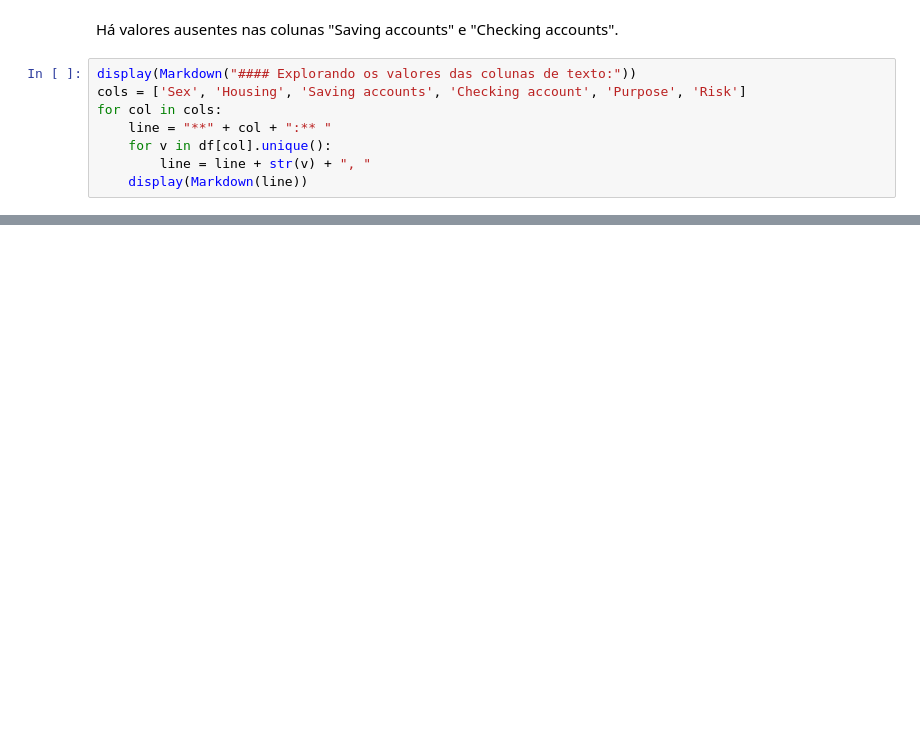
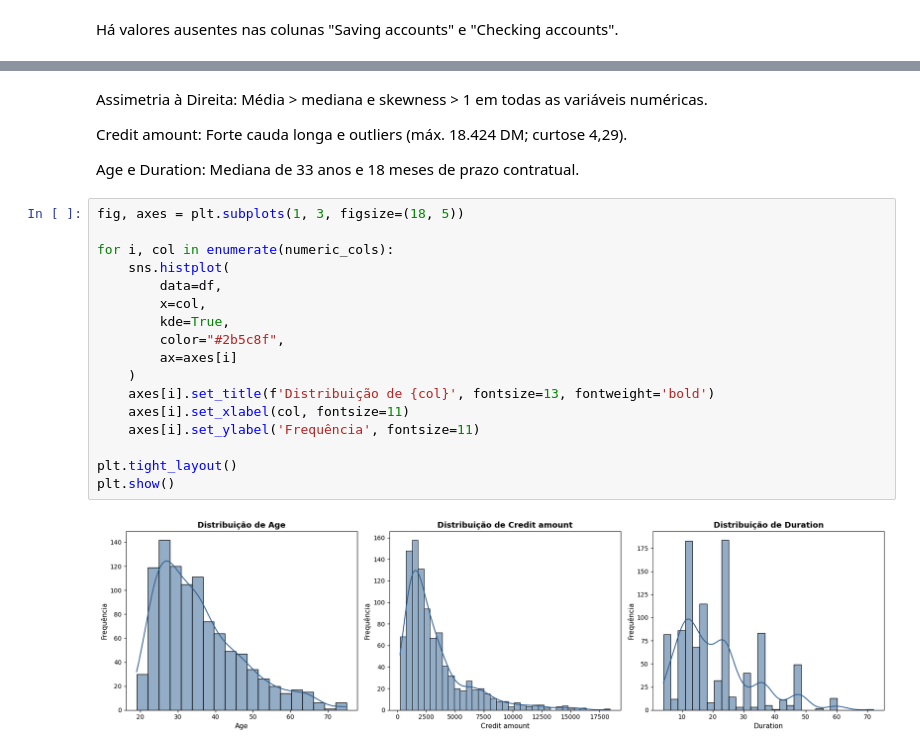
Before and after one commit to VincTorres/Credit_Risk, a Jupyter notebook: notebooks/01_EDA.ipynb, the cells around one changed output, grey strips where cells are left out. Drawn from its saved outputs; the diff is of its cells as text; blank space fills up the shorter version.

```diff
--- a/notebooks/01_EDA.ipynb
+++ b/notebooks/01_EDA.ipynb
@@ -46,10 +43,2 @@ memory usage: 85.9+ KB
 # %% [markdown]
 Há valores ausentes nas colunas "Saving accounts" e "Checking accounts".
-# %%
-display(Markdown("#### Explorando os valores das colunas de texto:"))
-cols = ['Sex', 'Housing', 'Saving accounts', 'Checking account', 'Purpose', 'Risk']
-for col in cols:
-    line = "**" + col + ":** "
-    for v in df[col].unique():
-        line = line + str(v) + ", "
-    display(Markdown(line))
@@ -79,0 +140,25 @@ job - Mesmo armazenada como número, ela é uma variável categórica ordinal.
+# %% [markdown]
+Assimetria à Direita: Média > mediana e skewness > 1 em todas as variáveis numéricas.
+
+Credit amount: Forte cauda longa e outliers (máx. 18.424 DM; curtose 4,29).
+
+Age e Duration: Mediana de 33 anos e 18 meses de prazo contratual.
+# %%
+fig, axes = plt.subplots(1, 3, figsize=(18, 5))
+
+for i, col in enumerate(numeric_cols):
+    sns.histplot(
+        data=df,
+        x=col,
+        kde=True,
+        color="#2b5c8f",
+        ax=axes[i]
+    )
+    axes[i].set_title(f'Distribuição de {col}', fontsize=13, fontweight='bold')
+    axes[i].set_xlabel(col, fontsize=11)
+    axes[i].set_ylabel('Frequência', fontsize=11)
+
+plt.tight_layout()
+plt.show()
+# %% [output]
+[figure, added]
```
Also changed, not shown: parts of 61 cells of this notebook, 10 other files.
